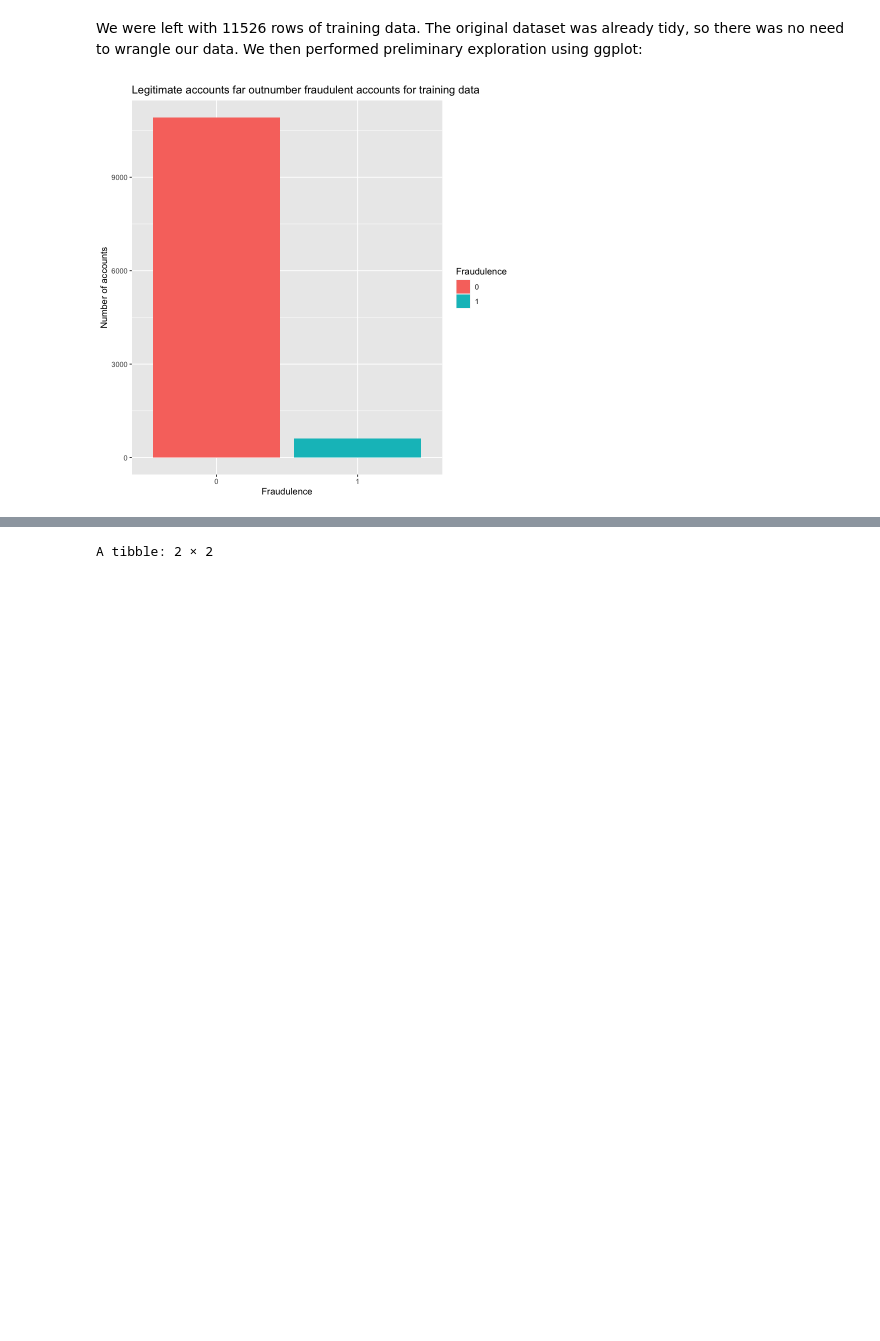
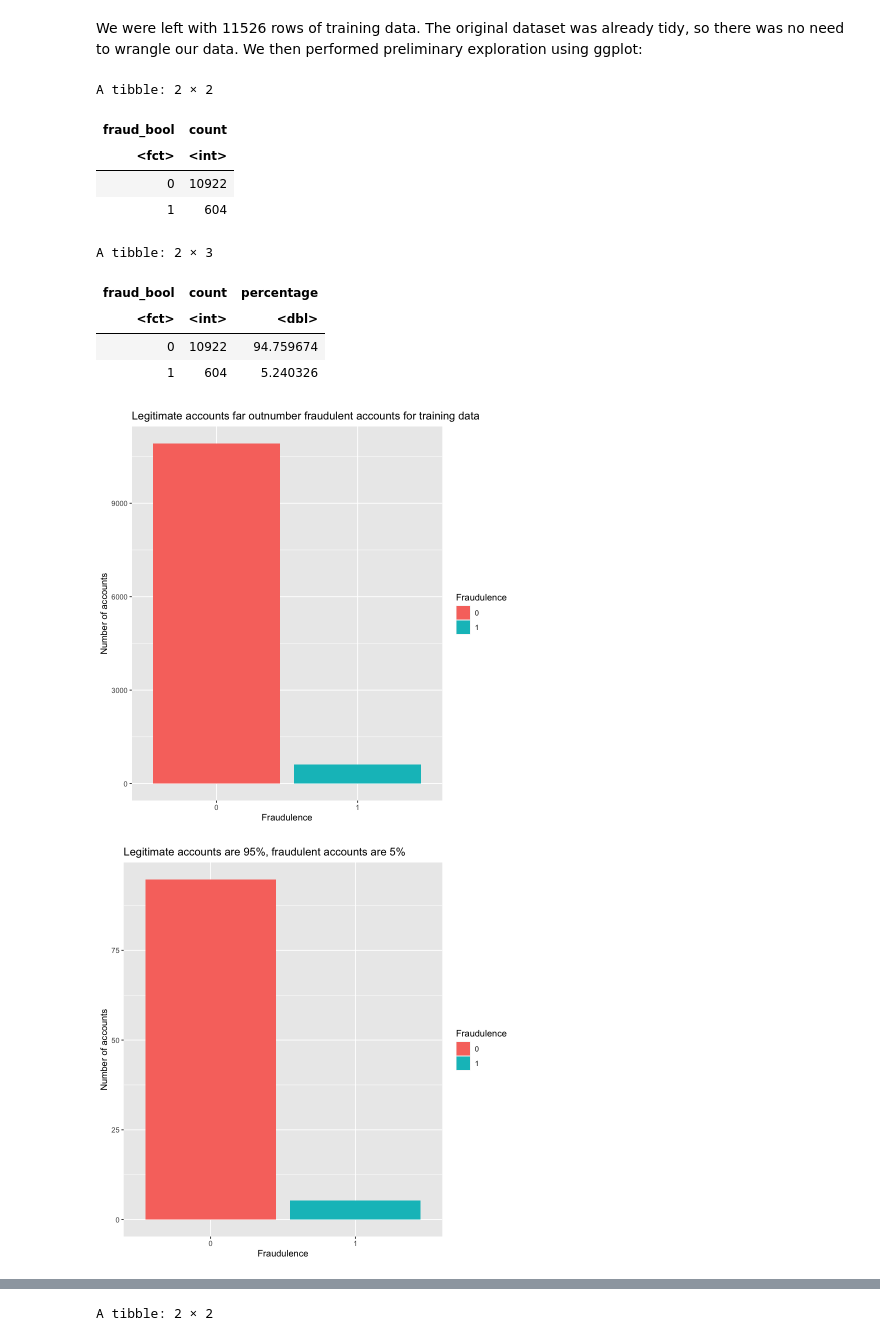
Before and after one commit to aqil18/DSCI100-Term-Project-2022W2, a Jupyter notebook: group_project_proposal.ipynb, the cells around one changed output, grey strips where cells are left out. Saved outputs shown, nothing was run; the diff lists cells and outputs as text; code cells hidden in the pictures; blank space fills up the shorter version.

```diff
--- a/group_project_proposal.ipynb
+++ b/group_project_proposal.ipynb
@@ -147,19 +147,45 @@ We were left with 11526 rows of training data. The original dataset was already
 # %%
 fraud_ratio_train <- fraud_train |>
     group_by(fraud_bool) |>
     summarize(count = n())
+
+fraud_percentages <- fraud_ratio_train |>
+    mutate(percentage = (count / number_of_rows) * 100)
 
 fraud_ratio_train_plot <- fraud_ratio_train |>
     ggplot(aes(x = fraud_bool, y = count, fill = fraud_bool)) +
     geom_bar(stat = "identity") +
     xlab("Fraudulence") +
     ylab("Number of accounts") +
     labs(fill = "Fraudulence") +
     ggtitle("Legitimate accounts far outnumber fraudulent accounts for training data")
 
+fraud_percentages_plot <- fraud_percentages |>
+    ggplot(aes(x = fraud_bool, y = percentage, fill = fraud_bool)) +
+    geom_bar(stat = "identity") +
+    xlab("Fraudulence") +
+    ylab("Number of accounts") +
+    labs(fill = "Fraudulence") +
+    ggtitle("Legitimate accounts are 95%, fraudulent accounts are 5%")
+
+fraud_ratio_train
+fraud_percentages
+
 fraud_ratio_train_plot
+fraud_percentages_plot
 # %% [output]
+A tibble: 2 × 2
+| fraud_bool | count |
+| <fct> | <int> |
+| 0 | 10922 |
+| 1 | 604 |
+A tibble: 2 × 3
+| fraud_bool | count | percentage |
+| <fct> | <int> | <dbl> |
+| 0 | 10922 | 94.759674 |
+| 1 | 604 | 5.240326 |
 [figure]
+[figure, added]
 # %%
 average_credit_risk_score <- fraud_train |>
     group_by(fraud_bool) |>
```
Also changed, not shown: parts of 6 cells of this notebook.
